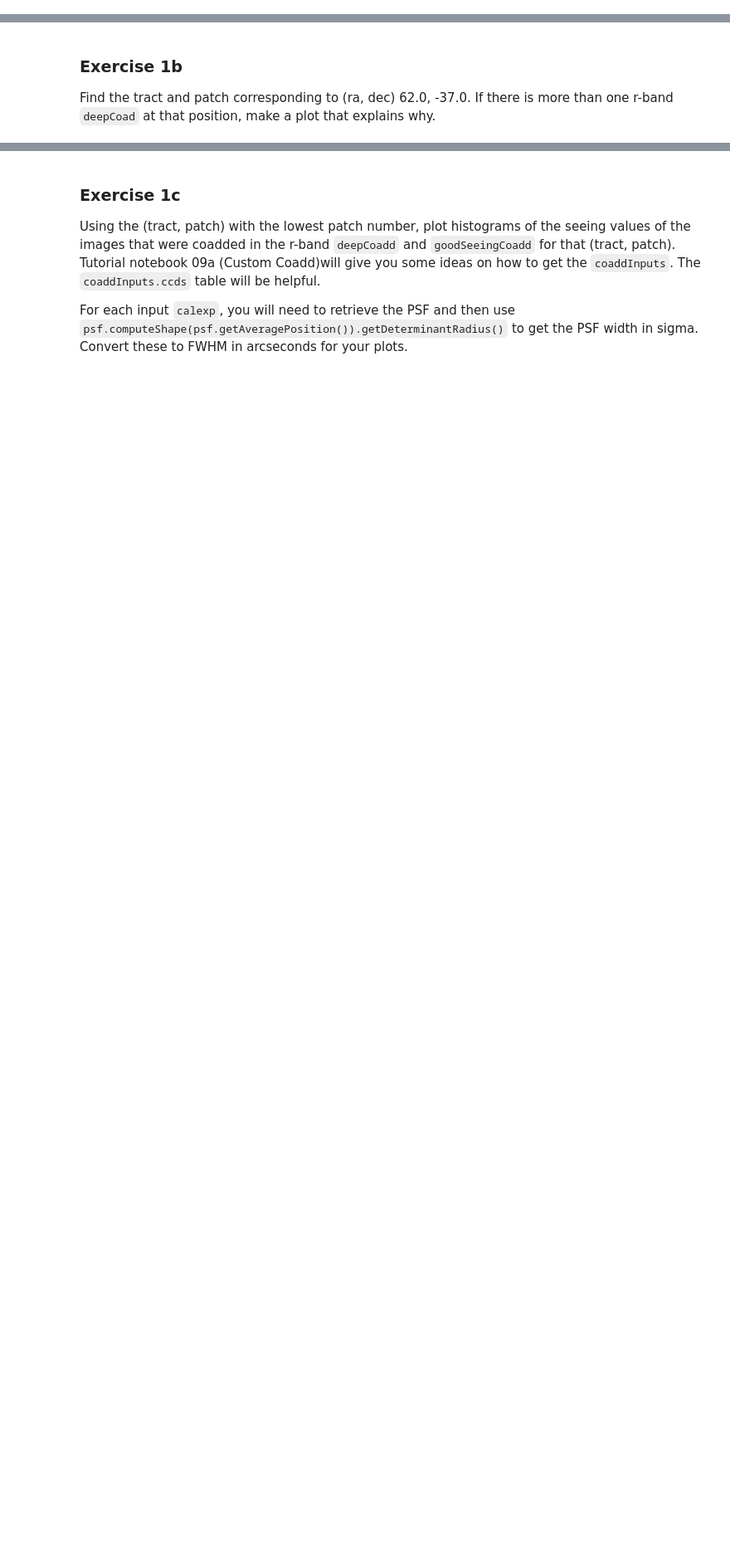
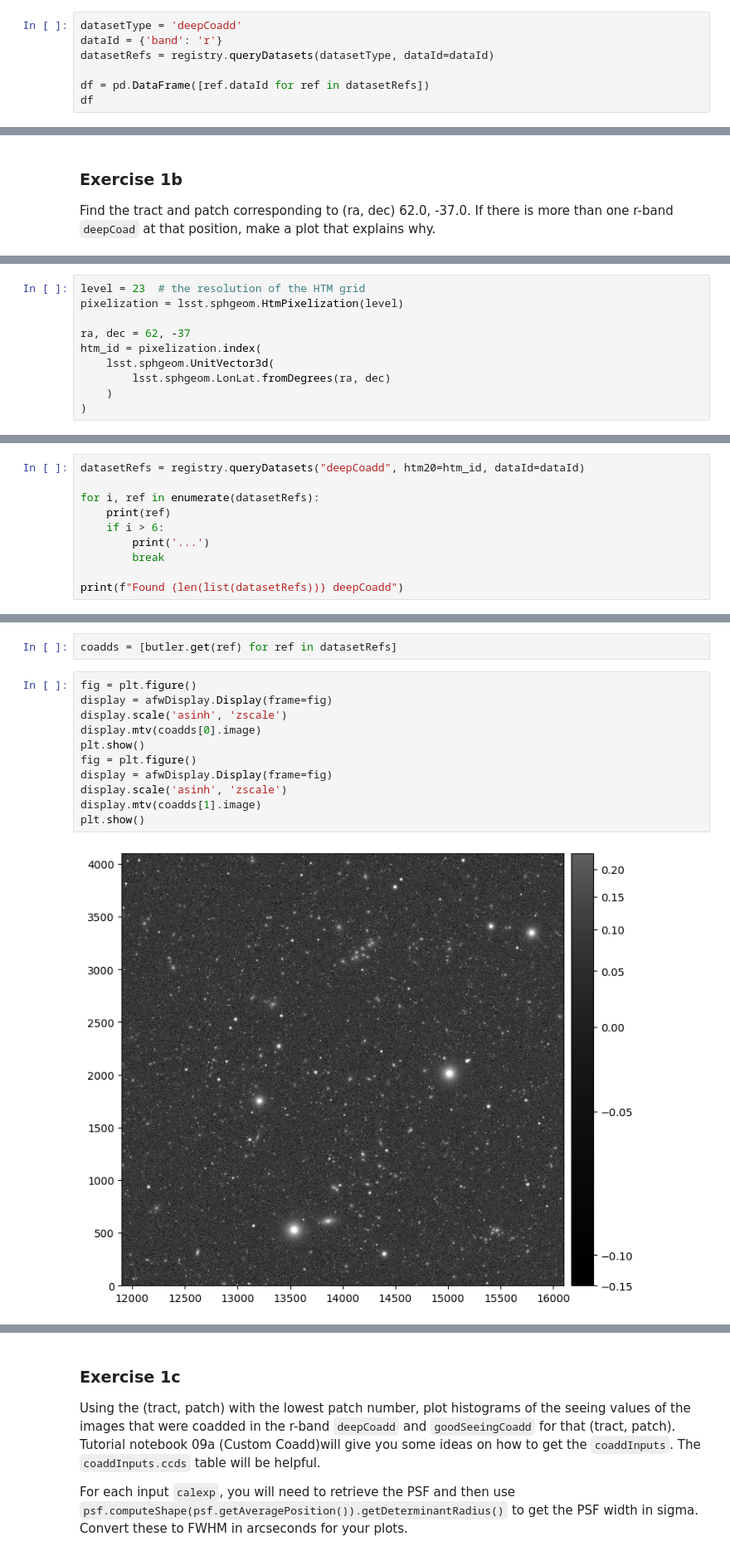
Before and after one commit to ykwang1/astr597-survey-science, a Jupyter notebook: HW/HW3.ipynb, the cells around one changed output, grey strips where cells are left out. Shown at 83% size. Drawn from its saved outputs; the diff is of its cells as text; blank space fills up the shorter version.

```diff
--- a/HW/HW3.ipynb
+++ b/HW/HW3.ipynb
@@ -33,0 +44,7 @@ How many DP0.2 tracts have r-band `'deepCoadd'`s?
+# %%
+datasetType = 'deepCoadd'
+dataId = {'band': 'r'}
+datasetRefs = registry.queryDatasets(datasetType, dataId=dataId)
+
+df = pd.DataFrame([ref.dataId for ref in datasetRefs])
+df
@@ -37,0 +87,10 @@ Find the tract and patch corresponding to (ra, dec) 62.0, -37.0.  If there is mo
+# %%
+level = 23  # the resolution of the HTM grid
+pixelization = lsst.sphgeom.HtmPixelization(level)
+
+ra, dec = 62, -37
+htm_id = pixelization.index(
+    lsst.sphgeom.UnitVector3d(
+        lsst.sphgeom.LonLat.fromDegrees(ra, dec)
+    )
+)
@@ -37,0 +104,10 @@ Find the tract and patch corresponding to (ra, dec) 62.0, -37.0.  If there is mo
+# %%
+datasetRefs = registry.queryDatasets("deepCoadd", htm20=htm_id, dataId=dataId)
+
+for i, ref in enumerate(datasetRefs):
+    print(ref)
+    if i > 6:
+        print('...')
+        break
+
+print(f"Found {len(list(datasetRefs))} deepCoadd")
@@ -37,0 +122,15 @@ Find the tract and patch corresponding to (ra, dec) 62.0, -37.0.  If there is mo
+# %%
+coadds = [butler.get(ref) for ref in datasetRefs]
+# %%
+fig = plt.figure()
+display = afwDisplay.Display(frame=fig)
+display.scale('asinh', 'zscale')
+display.mtv(coadds[0].image)
+plt.show()
+fig = plt.figure()
+display = afwDisplay.Display(frame=fig)
+display.scale('asinh', 'zscale')
+display.mtv(coadds[1].image)
+plt.show()
+# %% [output]
+[figure, added]
```
Also changed, not shown: parts of 17 cells of this notebook.
